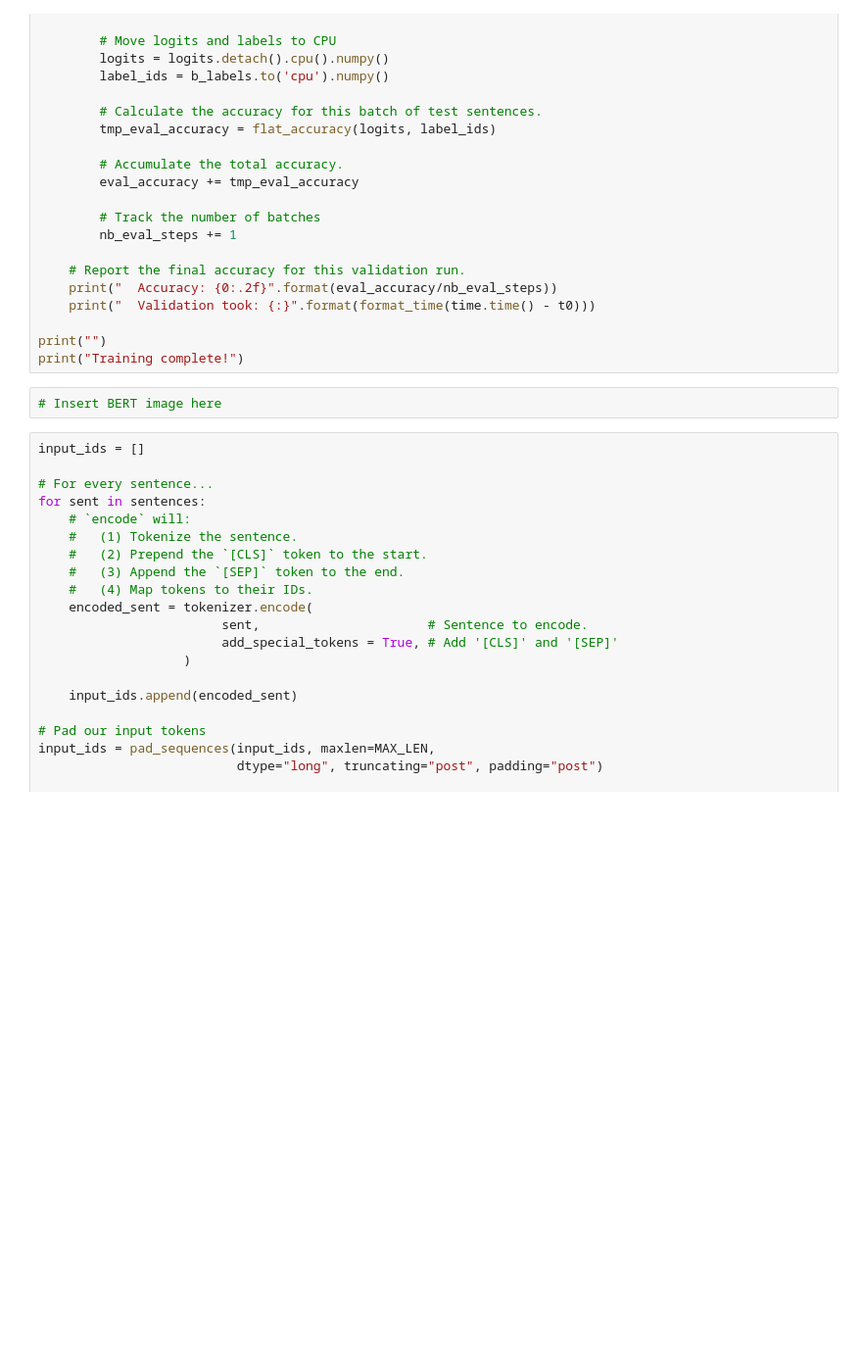
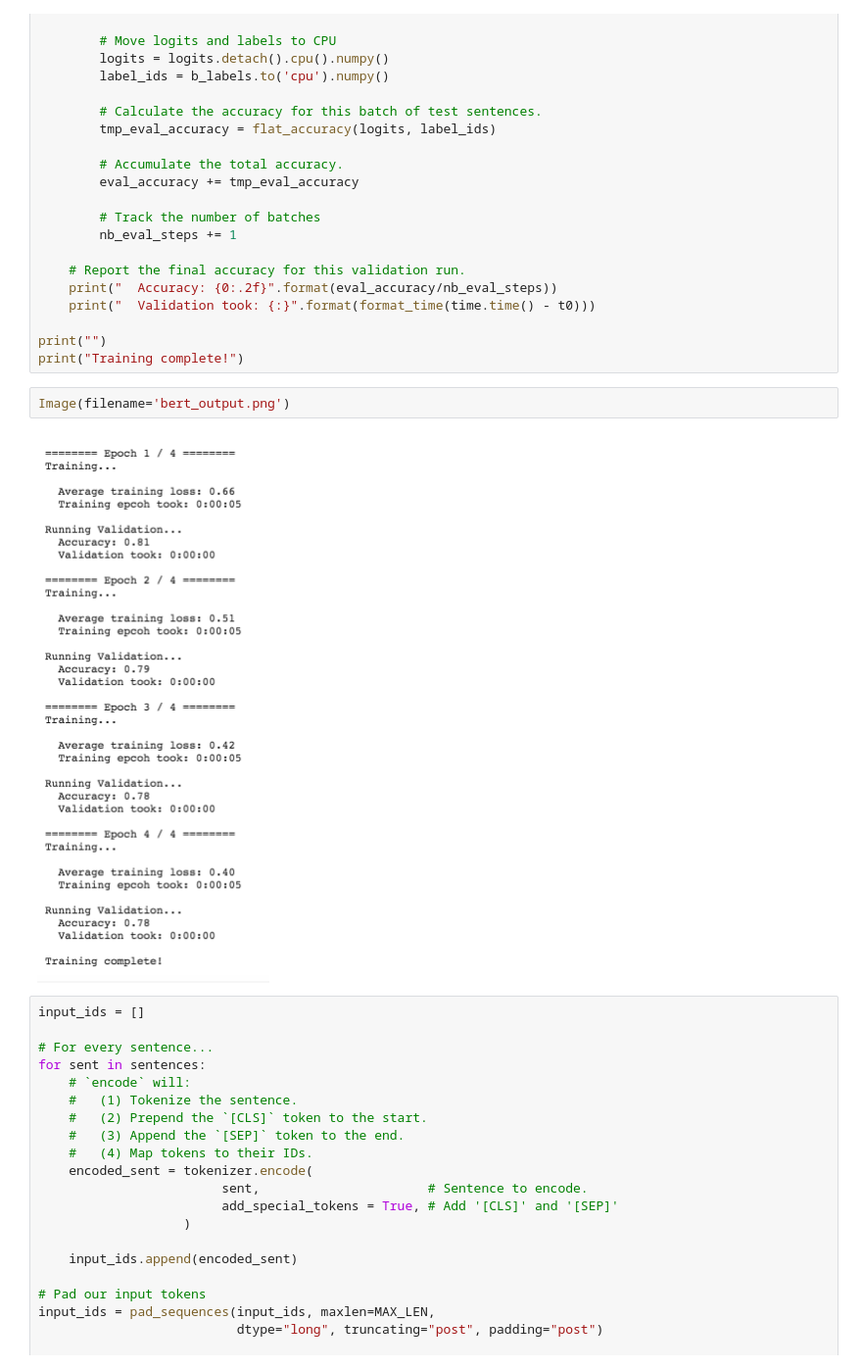
Before and after one commit to katykoenig/Content-Analysis-2020, a Jupyter notebook: week-8/8-Deep-Neural-Nets-and-Text.ipynb, the cells around one changed output. Shown: that part at 98% size. Cells and saved outputs as stored; diff of their text form; blank space fills up the shorter version.

```diff
--- a/week-8/8-Deep-Neural-Nets-and-Text.ipynb
+++ b/week-8/8-Deep-Neural-Nets-and-Text.ipynb
@@ -1027,8 +1030,10 @@ for epoch_i in range(0, epochs):
 
 print("")
 print("Training complete!")
-# %%
-# Insert BERT image here
+# %%
+Image(filename='bert_output.png')
+# %% [output]
+[figure, added]
 # %%
 input_ids = []
 
```
Also changed, not shown: parts of 17 cells of this notebook.
